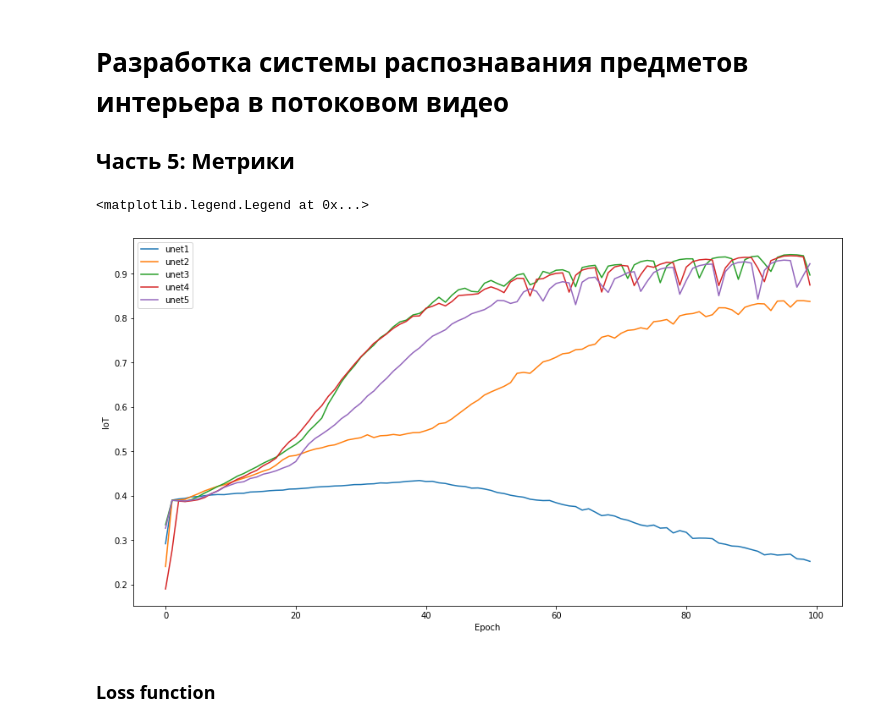
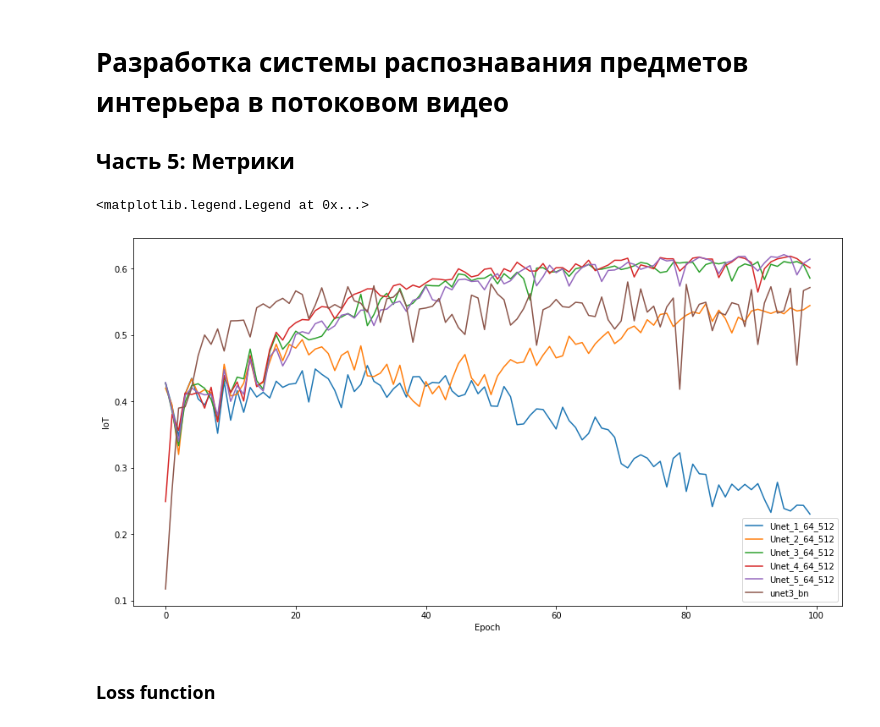
Before and after one commit to RobertVoropaev/InteriorRecognitionSystem, a Jupyter notebook: 5.Metrics.ipynb, the cells around one changed output. Saved outputs shown, nothing was run; the diff lists cells and outputs as text; code cells hidden in the pictures.

```diff
--- a/5.Metrics.ipynb
+++ b/5.Metrics.ipynb
@@ -25,31 +25,34 @@ random.seed(seed)
 unet1 = pd.read_csv("callbacks/Unet_1_64_512_sigmoid_05.31_19-31/logger.csv")
 unet2 = pd.read_csv("callbacks/Unet_2_64_512_sigmoid_06.01_00-13/logger.csv")
 unet3 = pd.read_csv("callbacks/Unet_3_64_512_sigmoid_06.01_06-22/logger.csv")
+unet3bn = pd.read_csv("callbacks/Unet_3_64_512_batch_norm_dropout__06.02_17-00/logger.csv")
 #unet3_s = pd.read_csv("callbacks/Unet_3_64_512_softmax_06.01_13-50/logger.csv")
 unet4 = pd.read_csv("callbacks/Unet_4_64_512_sigmoid_06.01_21-11/logger.csv")
 unet5 = pd.read_csv("callbacks/Unet_5_64_512_sigmoid_06.02_06-06/logger.csv")
 # %%
 plt.figure(figsize=(15, 8))
 
-plt.plot(unet1.epoch, unet1.jaccard_coef, label="unet1")
-plt.plot(unet2.epoch, unet2.jaccard_coef, label="unet2")
-plt.plot(unet3.epoch, unet3.jaccard_coef, label="unet3")
-plt.plot(unet4.epoch, unet4.jaccard_coef, label="unet4")
-plt.plot(unet5.epoch, unet5.jaccard_coef, label="unet5")
+# plt.plot(unet1.epoch, unet1.jaccard_coef, label="unet1")
+# plt.plot(unet2.epoch, unet2.jaccard_coef, label="unet2")
+# plt.plot(unet3.epoch, unet3.jaccard_coef, label="unet3")
+# plt.plot(unet4.epoch, unet4.jaccard_coef, label="unet4")
+# plt.plot(unet5.epoch, unet5.jaccard_coef, label="unet5")
+# plt.plot(unet3bn.epoch, unet3bn.jaccard_coef, label="unet3_bn")
 
 
-# plt.plot(unet1.epoch, unet1.val_jaccard_coef, label="Unet_1_64_512")
-# plt.plot(unet2.epoch, unet2.val_jaccard_coef, label="Unet_2_64_512")
-# plt.plot(unet3.epoch, unet3.val_jaccard_coef, label="Unet_3_64_512")
-# plt.plot(unet4.epoch, unet4.val_jaccard_coef, label="Unet_4_64_512")
-# plt.plot(unet5.epoch, unet5.val_jaccard_coef, label="Unet_5_64_512")
+plt.plot(unet1.epoch, unet1.val_jaccard_coef, label="Unet_1_64_512")
+plt.plot(unet2.epoch, unet2.val_jaccard_coef, label="Unet_2_64_512")
+plt.plot(unet3.epoch, unet3.val_jaccard_coef, label="Unet_3_64_512")
+plt.plot(unet4.epoch, unet4.val_jaccard_coef, label="Unet_4_64_512")
+plt.plot(unet5.epoch, unet5.val_jaccard_coef, label="Unet_5_64_512")
+plt.plot(unet3bn.epoch, unet3bn.val_jaccard_coef, label="unet3_bn")
 
 plt.xlabel("Epoch")
 plt.ylabel("IoT")
 plt.legend()
 # %% [output]
 <matplotlib.legend.Legend at 0x...>
-[figure, old version]
+[figure, new version]
 # %% [markdown]
 ### Loss function
 # %%
```
Also changed, not shown: 21 other files.
